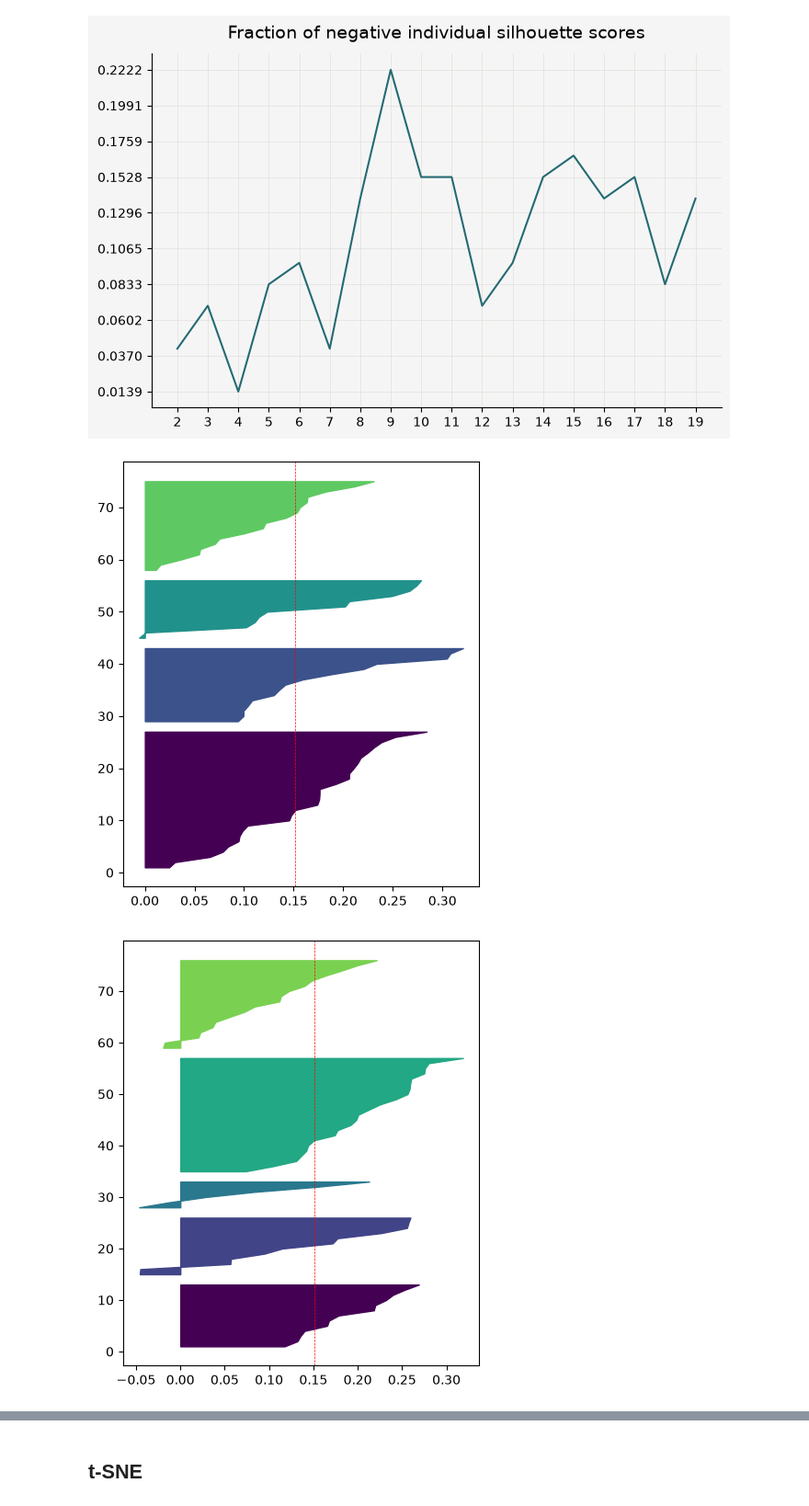
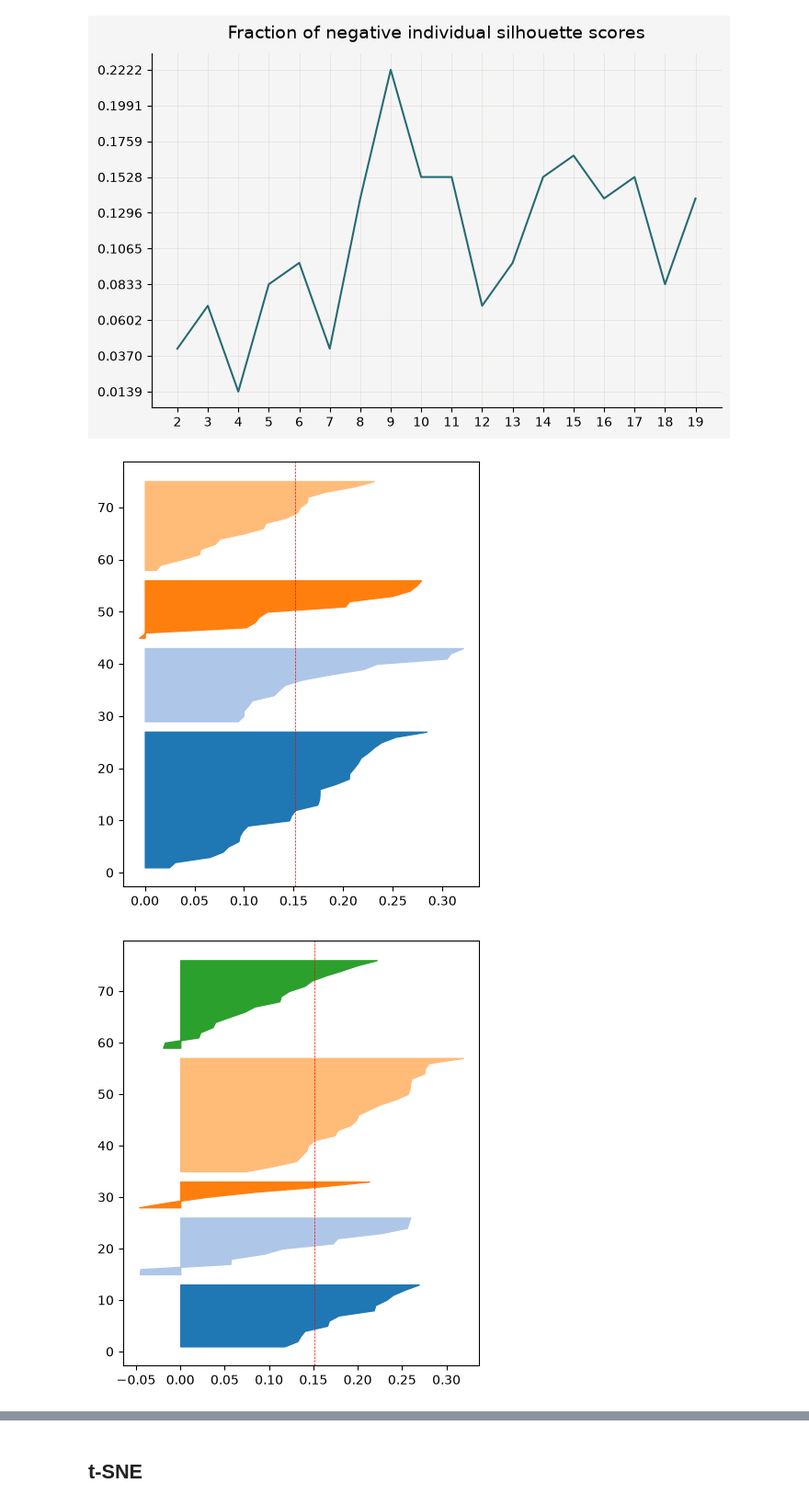
Before and after one commit to reebme/financial-attitudes-clustering, a Jupyter notebook: Notebooks/02_EDA.ipynb, the cells around one changed output, grey strips where cells are left out. Shown at 92% size. Drawn from its saved outputs; the diff is of its cells as text; code cells hidden in the pictures.

```diff
--- a/Notebooks/02_EDA.ipynb
+++ b/Notebooks/02_EDA.ipynb
@@ -505,8 +556,8 @@ plotting_tools.pretty_plot(ks,
 # %% [output]
 [figure]
 # %%
-clustering_plotting_utils.plot_silhouette_scores_distribution(4, Y, labels_largest_area_PCA[4])
-clustering_plotting_utils.plot_silhouette_scores_distribution(5, Y, labels_largest_area_PCA[5])
+clustering_plotting_utils.plot_silhouette_scores_distribution(4, Y_PCA, labels_largest_area_PCA[4], colors[:4])
+clustering_plotting_utils.plot_silhouette_scores_distribution(5, Y_PCA, labels_largest_area_PCA[5], colors[:5])
 # %% [output]
-[figure, old version]
+[figure, new version]
-[figure, old version]
+[figure, new version]
```
Also changed, not shown: parts of 10 cells of this notebook.
